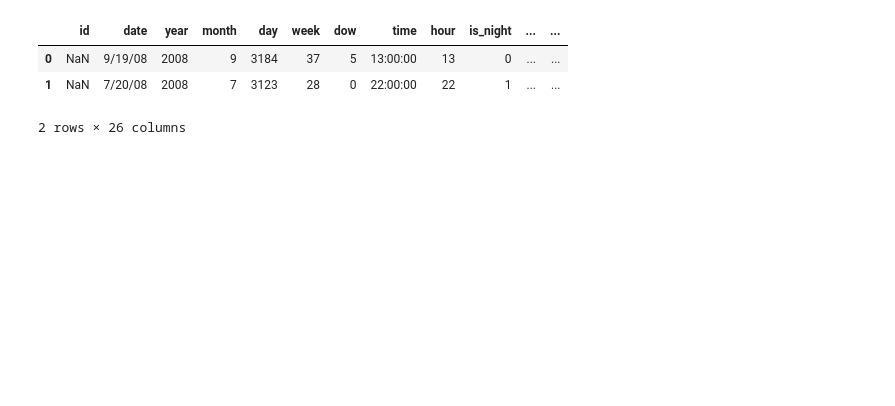
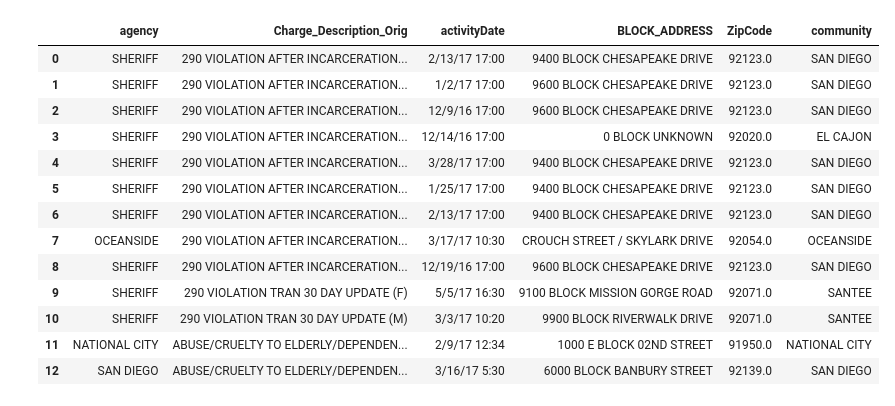
Before and after one commit to sarah-george/San-Diego-DUI-Crashes-and-Arrests, a Jupyter notebook: DUI_Notebook.ipynb, the cells around one changed output. Cells and saved outputs as stored; diff of their text form; code cells hidden in the pictures; blank space fills up the shorter version.

```diff
--- a/DUI_Notebook.ipynb
+++ b/DUI_Notebook.ipynb
@@ -9,10 +9,21 @@ from geopy.geocoders import Nominatim
 from geopy.distance import vincenty
 # %%
 # Pull the comprehensive police reported incidents file, dated from 2007 to 2013.
-incidents7_13 = pd.read_csv('incidents-100k.csv')
-incidents7_13.head(2)
+incidents_180 = pd.read_csv('arrests_180_days.csv')
+incidents_180.dropna(inplace=True)
+incidents_180.head(13)
 # %% [output]
-|  | id | date | year | month | day | week | dow | time | hour | is_night | ... | ... |
-| 0 | NaN | 9/19/08 | 2008 | 9 | 3184 | 37 | 5 | 13:00:00 | 13 | 0 | ... | ... |
-| 1 | NaN | 7/20/08 | 2008 | 7 | 3123 | 28 | 0 | 22:00:00 | 22 | 1 | ... | ... |
+|  | agency | Charge_Description_Orig | activityDate | BLOCK_ADDRESS | ZipCode | community |
+| 0 | SHERIFF | 290 VIOLATION AFTER INCARCERATION... | 2/13/17 17:00 | 9400 BLOCK CHESAPEAKE DRIVE | 92123.0 | SAN DIEGO |
+| 1 | SHERIFF | 290 VIOLATION AFTER INCARCERATION... | 1/2/17 17:00 | 9600 BLOCK CHESAPEAKE DRIVE | 92123.0 | SAN DIEGO |
+| 2 | SHERIFF | 290 VIOLATION AFTER INCARCERATION... | 12/9/16 17:00 | 9600 BLOCK CHESAPEAKE DRIVE | 92123.0 | SAN DIEGO |
+| 3 | SHERIFF | 290 VIOLATION AFTER INCARCERATION... | 12/14/16 17:00 | 0 BLOCK UNKNOWN | 92020.0 | EL CAJON |
+| 4 | SHERIFF | 290 VIOLATION AFTER INCARCERATION... | 3/28/17 17:00 | 9400 BLOCK CHESAPEAKE DRIVE | 92123.0 | SAN DIEGO |
+| 5 | SHERIFF | 290 VIOLATION AFTER INCARCERATION... | 1/25/17 17:00 | 9400 BLOCK CHESAPEAKE DRIVE | 92123.0 | SAN DIEGO |
+| 6 | SHERIFF | 290 VIOLATION AFTER INCARCERATION... | 2/13/17 17:00 | 9400 BLOCK CHESAPEAKE DRIVE | 92123.0 | SAN DIEGO |
+| 7 | OCEANSIDE | 290 VIOLATION AFTER INCARCERATION... | 3/17/17 10:30 | CROUCH STREET / SKYLARK DRIVE | 92054.0 | OCEANSIDE |
+| 8 | SHERIFF | 290 VIOLATION AFTER INCARCERATION... | 12/19/16 17:00 | 9600 BLOCK CHESAPEAKE DRIVE | 92123.0 | SAN DIEGO |
+| 9 | SHERIFF | 290 VIOLATION TRAN 30 DAY UPDATE (F) | 5/5/17 16:30 | 9100 BLOCK MISSION GORGE ROAD | 92071.0 | SANTEE |
+| 10 | SHERIFF | 290 VIOLATION TRAN 30 DAY UPDATE (M) | 3/3/17 10:20 | 9900 BLOCK RIVERWALK DRIVE | 92071.0 | SANTEE |
+| 11 | NATIONAL CITY | ABUSE/CRUELTY TO ELDERLY/DEPENDEN... | 2/9/17 12:34 | 1000 E BLOCK 02ND STREET | 91950.0 | NATIONAL CITY |
+| 12 | SAN DIEGO | ABUSE/CRUELTY TO ELDERLY/DEPENDEN... | 3/16/17 5:30 | 6000 BLOCK BANBURY STREET | 92139.0 | SAN DIEGO |
-2 rows × 26 columns
```
Also changed, not shown: parts of 15 cells of this notebook.
